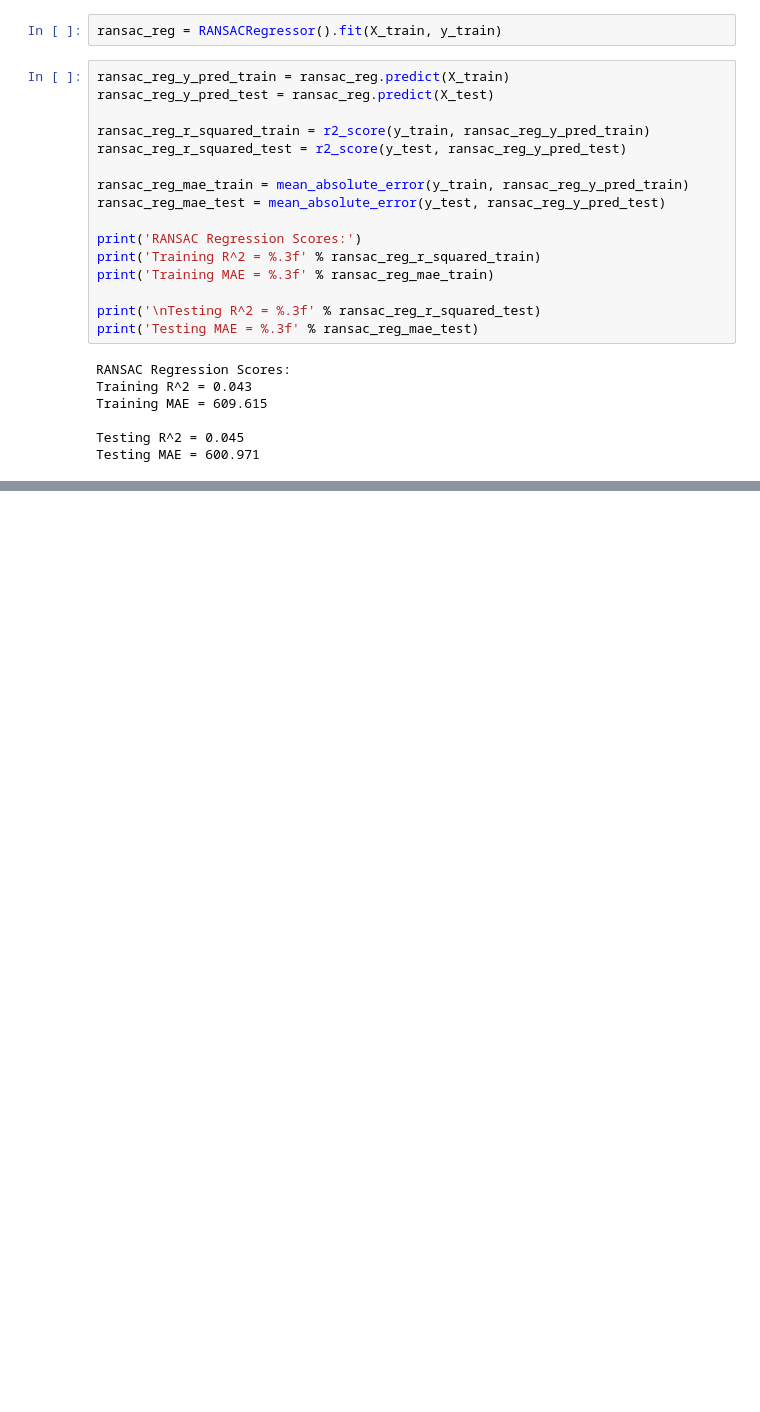
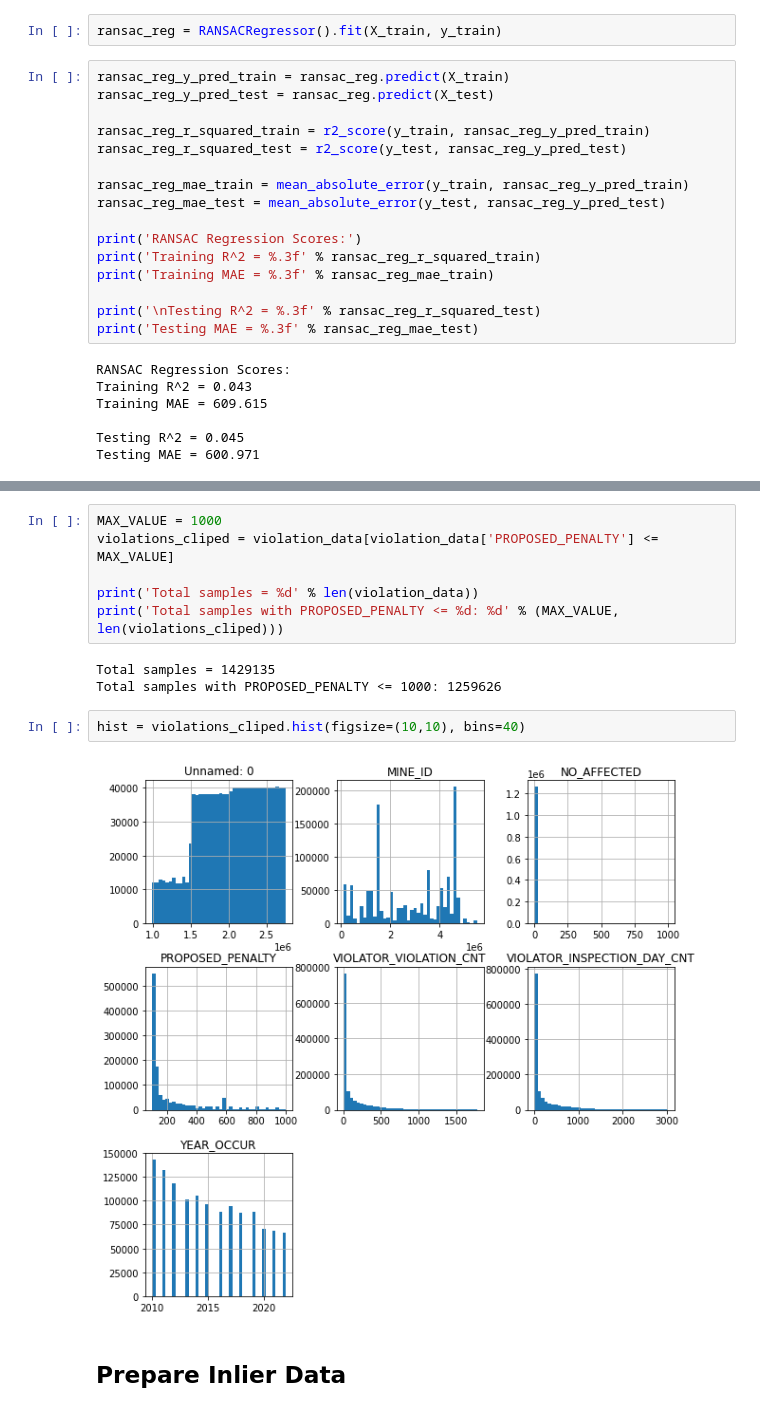
Before and after one commit to jacobdwatters/NIOSH-Project, a Jupyter notebook: LinearModels_Baseline.ipynb, the cells around one changed output, grey strips where cells are left out. Saved outputs shown, nothing was run; the diff lists cells and outputs as text; blank space fills up the shorter version.

```diff
--- a/LinearModels_Baseline.ipynb
+++ b/LinearModels_Baseline.ipynb
@@ -130,0 +136,15 @@ Testing MAE = 600.971
+# %%
+MAX_VALUE = 1000
+violations_cliped = violation_data[violation_data['PROPOSED_PENALTY'] <= MAX_VALUE]
+
+print('Total samples = %d' % len(violation_data))
+print('Total samples with PROPOSED_PENALTY <= %d: %d' % (MAX_VALUE, len(violations_cliped)))
+# %% [output]
+Total samples = 1429135
+Total samples with PROPOSED_PENALTY <= 1000: 1259626
+# %%
+hist = violations_cliped.hist(figsize=(10,10), bins=40)
+# %% [output]
+[figure, added]
+# %% [markdown]
+## Prepare Inlier Data
```
Also changed, not shown: parts of 20 cells of this notebook.
